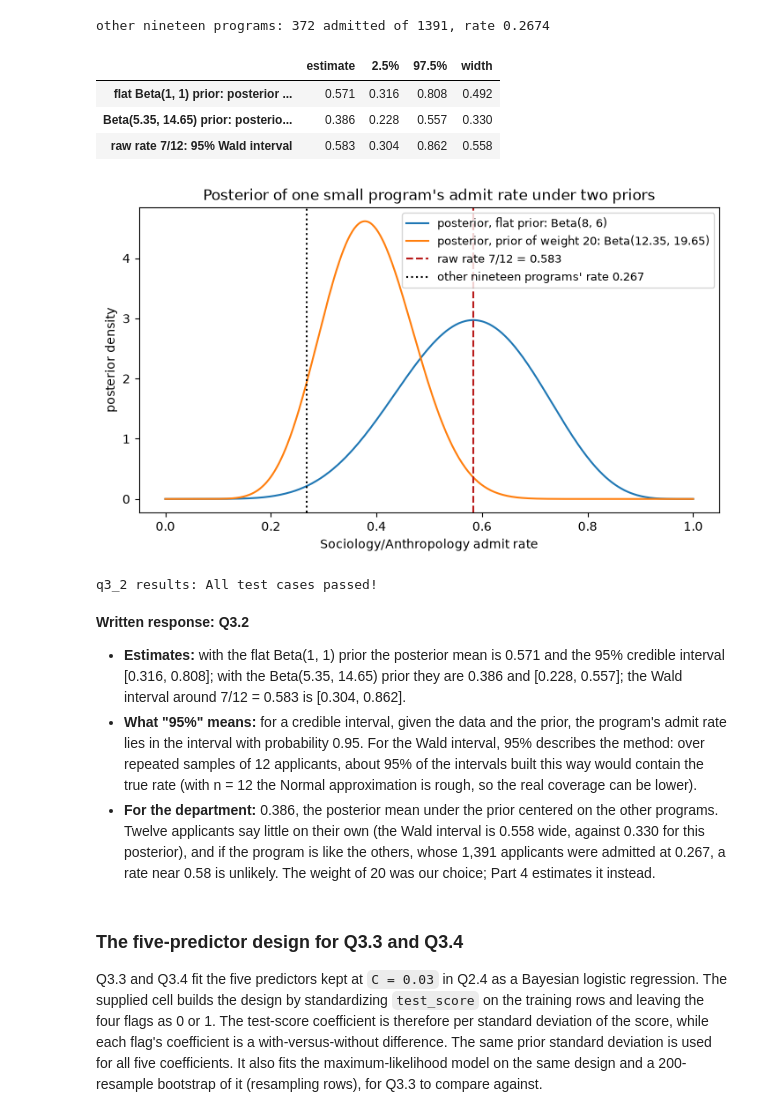
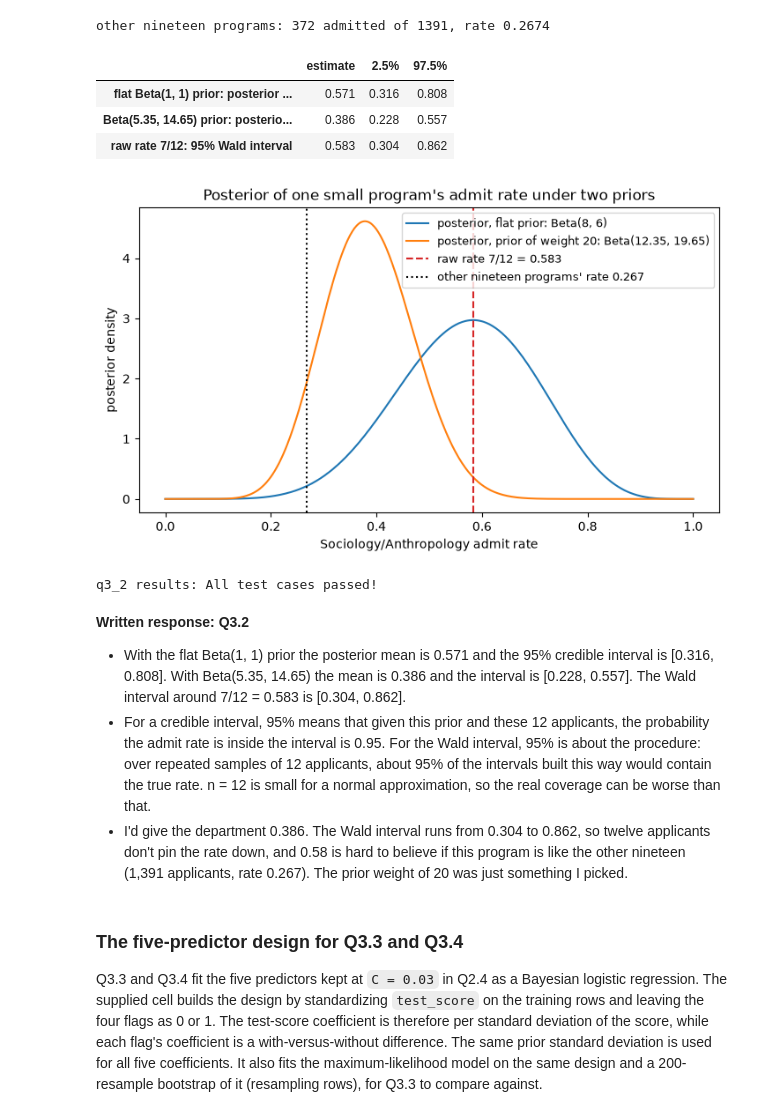
Before and after one commit to qqgjyx/AC-209A, a Jupyter notebook: homeworks/cs1090a_hw4/cs1090a_hw4.ipynb, the cells around one changed output. Saved outputs shown, nothing was run; the diff lists cells and outputs as text; code cells hidden in the pictures.

```diff
--- a/homeworks/cs1090a_hw4/cs1090a_hw4.ipynb
+++ b/homeworks/cs1090a_hw4/cs1090a_hw4.ipynb
@@ -690,40 +672,39 @@ other nineteen programs: 372 admitted of 1391, rate 0.2674
 # %%
 # Q3.2: Sociology/Anthropology's admit rate under two Beta priors, and the Wald interval.
 soc = train_df["program"] == "Sociology/Anthropology"
 soc_k, soc_n = int(y_train[soc].sum()), int(soc.sum())
 prior_a, prior_b = 20 * others_rate, 20 * (1 - others_rate)
 post_flat = stats.beta(1 + soc_k, 1 + soc_n - soc_k)
 post_prior20 = stats.beta(prior_a + soc_k, prior_b + soc_n - soc_k)
 soc_flat_mean, soc_prior20_mean = float(post_flat.mean()), float(post_prior20.mean())
 soc_flat_interval = tuple(float(v) for v in post_flat.ppf([0.025, 0.975]))
 soc_prior20_interval = tuple(float(v) for v in post_prior20.ppf([0.025, 0.975]))
 p_hat = soc_k / soc_n
 half_width = 1.96 * np.sqrt(p_hat * (1 - p_hat) / soc_n)
 soc_wald_interval = (float(p_hat - half_width), float(p_hat + half_width))
 display(pd.DataFrame({"estimate": [soc_flat_mean, soc_prior20_mean, p_hat],
                       "2.5%": [soc_flat_interval[0], soc_prior20_interval[0], soc_wald_interval[0]],
-                      "97.5%": [soc_flat_interval[1], soc_prior20_interval[1], soc_wald_interval[1]],
-                      "width": [np.diff(i)[0] for i in (soc_flat_interval, soc_prior20_interval, soc_wald_interval)]},
+                      "97.5%": [soc_flat_interval[1], soc_prior20_interval[1], soc_wald_interval[1]]},
                      index=["flat Beta(1, 1) prior: posterior mean, 95% credible interval",
                             f"Beta({prior_a:.2f}, {prior_b:.2f}) prior: posterior mean, 95% credible interval",
                             f"raw rate {soc_k}/{soc_n}: 95% Wald interval"]).round(3))
 
 grid = np.linspace(0, 1, 501)
 fig, ax = plt.subplots(figsize=(8.5, 4.5))
 ax.plot(grid, post_flat.pdf(grid), label=f"posterior, flat prior: Beta({1 + soc_k}, {1 + soc_n - soc_k})")
 ax.plot(grid, post_prior20.pdf(grid),
         label=f"posterior, prior of weight 20: Beta({prior_a + soc_k:.2f}, {prior_b + soc_n - soc_k:.2f})")
-ax.axvline(p_hat, color="#B91C1C", linestyle="--", label=f"raw rate {soc_k}/{soc_n} = {p_hat:.3f}")
+ax.axvline(p_hat, color="tab:red", linestyle="--", label=f"raw rate {soc_k}/{soc_n} = {p_hat:.3f}")
 ax.axvline(others_rate, color="black", linestyle=":", label=f"other nineteen programs' rate {others_rate:.3f}")
 ax.set(xlabel="Sociology/Anthropology admit rate", ylabel="posterior density",
        title="Posterior of one small program's admit rate under two priors")
 ax.legend(fontsize=9)
 plt.show()
 # %% [output]
-|  | estimate | 2.5% | 97.5% | width |
-| flat Beta(1, 1) prior: posterior ... | 0.571 | 0.316 | 0.808 | 0.492 |
-| Beta(5.35, 14.65) prior: posterio... | 0.386 | 0.228 | 0.557 | 0.330 |
-| raw rate 7/12: 95% Wald interval | 0.583 | 0.304 | 0.862 | 0.558 |
+|  | estimate | 2.5% | 97.5% |
+| flat Beta(1, 1) prior: posterior ... | 0.571 | 0.316 | 0.808 |
+| Beta(5.35, 14.65) prior: posterio... | 0.386 | 0.228 | 0.557 |
+| raw rate 7/12: 95% Wald interval | 0.583 | 0.304 | 0.862 |
 [figure]
 # %%
 grader.check("q3_2")
@@ -732,9 +713,9 @@ q3_2 results: All test cases passed!
 # %% [markdown]
 **Written response: Q3.2**
 
-- **Estimates:** with the flat Beta(1, 1) prior the posterior mean is 0.571 and the 95% credible interval [0.316, 0.808]; with the Beta(5.35, 14.65) prior they are 0.386 and [0.228, 0.557]; the Wald interval around 7/12 = 0.583 is [0.304, 0.862].
-- **What "95%" means:** for a credible interval, given the data and the prior, the program's admit rate lies in the interval with probability 0.95. For the Wald interval, 95% describes the method: over repeated samples of 12 applicants, about 95% of the intervals built this way would contain the true rate (with n = 12 the Normal approximation is rough, so the real coverage can be lower).
-- **For the department:** 0.386, the posterior mean under the prior centered on the other programs. Twelve applicants say little on their own (the Wald interval is 0.558 wide, against 0.330 for this posterior), and if the program is like the others, whose 1,391 applicants were admitted at 0.267, a rate near 0.58 is unlikely. The weight of 20 was our choice; Part 4 estimates it instead.
+- With the flat Beta(1, 1) prior the posterior mean is 0.571 and the 95% credible interval is [0.316, 0.808]. With Beta(5.35, 14.65) the mean is 0.386 and the interval is [0.228, 0.557]. The Wald interval around 7/12 = 0.583 is [0.304, 0.862].
+- For a credible interval, 95% means that given this prior and these 12 applicants, the probability the admit rate is inside the interval is 0.95. For the Wald interval, 95% is about the procedure: over repeated samples of 12 applicants, about 95% of the intervals built this way would contain the true rate. n = 12 is small for a normal approximation, so the real coverage can be worse than that.
+- I'd give the department 0.386. The Wald interval runs from 0.304 to 0.862, so twelve applicants don't pin the rate down, and 0.58 is hard to believe if this program is like the other nineteen (1,391 applicants, rate 0.267). The prior weight of 20 was just something I picked.
 # %% [markdown]
 ### The five-predictor design for Q3.3 and Q3.4
 
```
Also changed, not shown: parts of 30 cells of this notebook, 1 other file.
